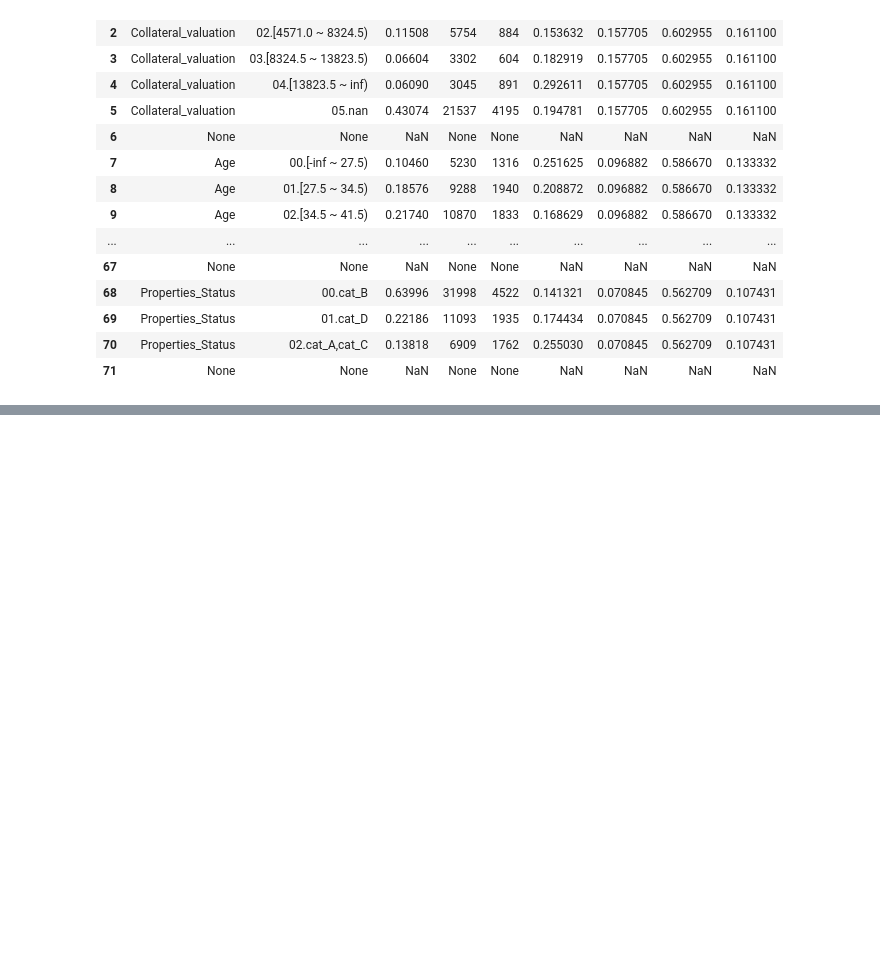
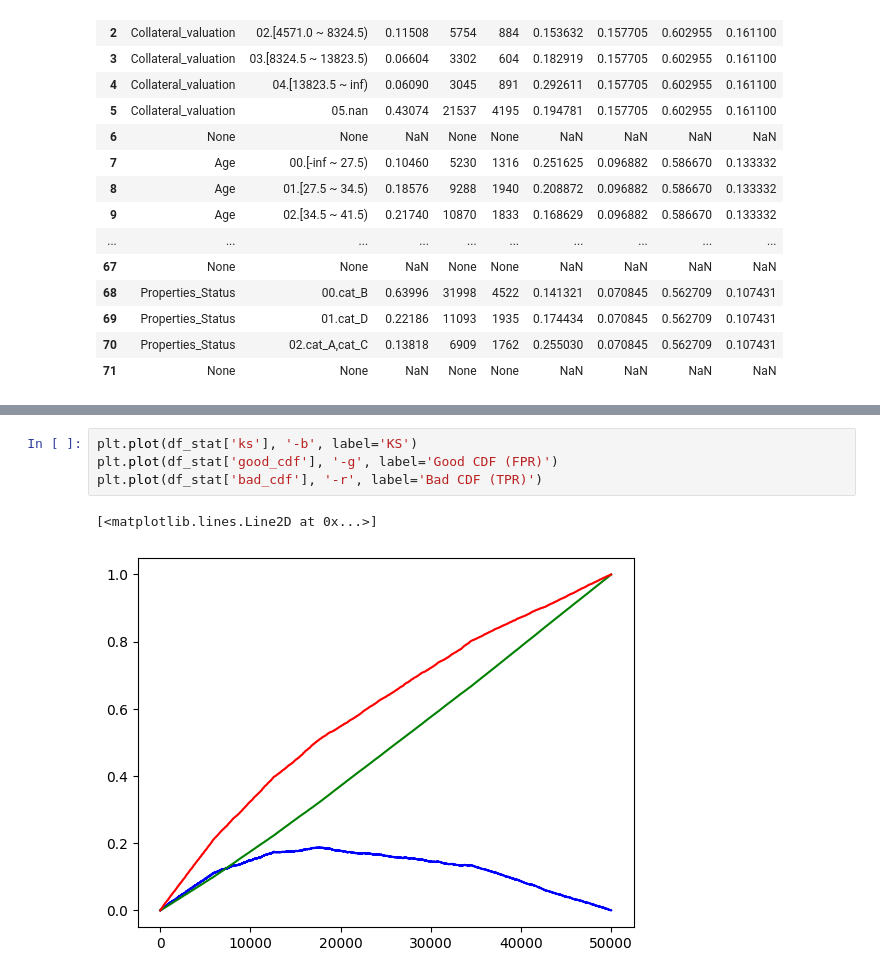
Before and after one commit to rfouyang/credit_model, a Jupyter notebook: demo/Tutorial4 Feature Evaluation.ipynb, the cells around one changed output, grey strips where cells are left out. Cells and saved outputs as stored; diff of their text form; blank space fills up the shorter version.

```diff
--- a/demo/Tutorial4 Feature Evaluation.ipynb
+++ b/demo/Tutorial4 Feature Evaluation.ipynb
@@ -78,0 +121,7 @@ df_combined_report.head(100)
+# %%
+plt.plot(df_stat['ks'], '-b', label='KS')
+plt.plot(df_stat['good_cdf'], '-g', label='Good CDF (FPR)')
+plt.plot(df_stat['bad_cdf'], '-r', label='Bad CDF (TPR)')
+# %% [output]
+[<matplotlib.lines.Line2D at 0x...>]
+[figure, added]
```
Also changed, not shown: parts of 8 cells of this notebook, 4 other files.
